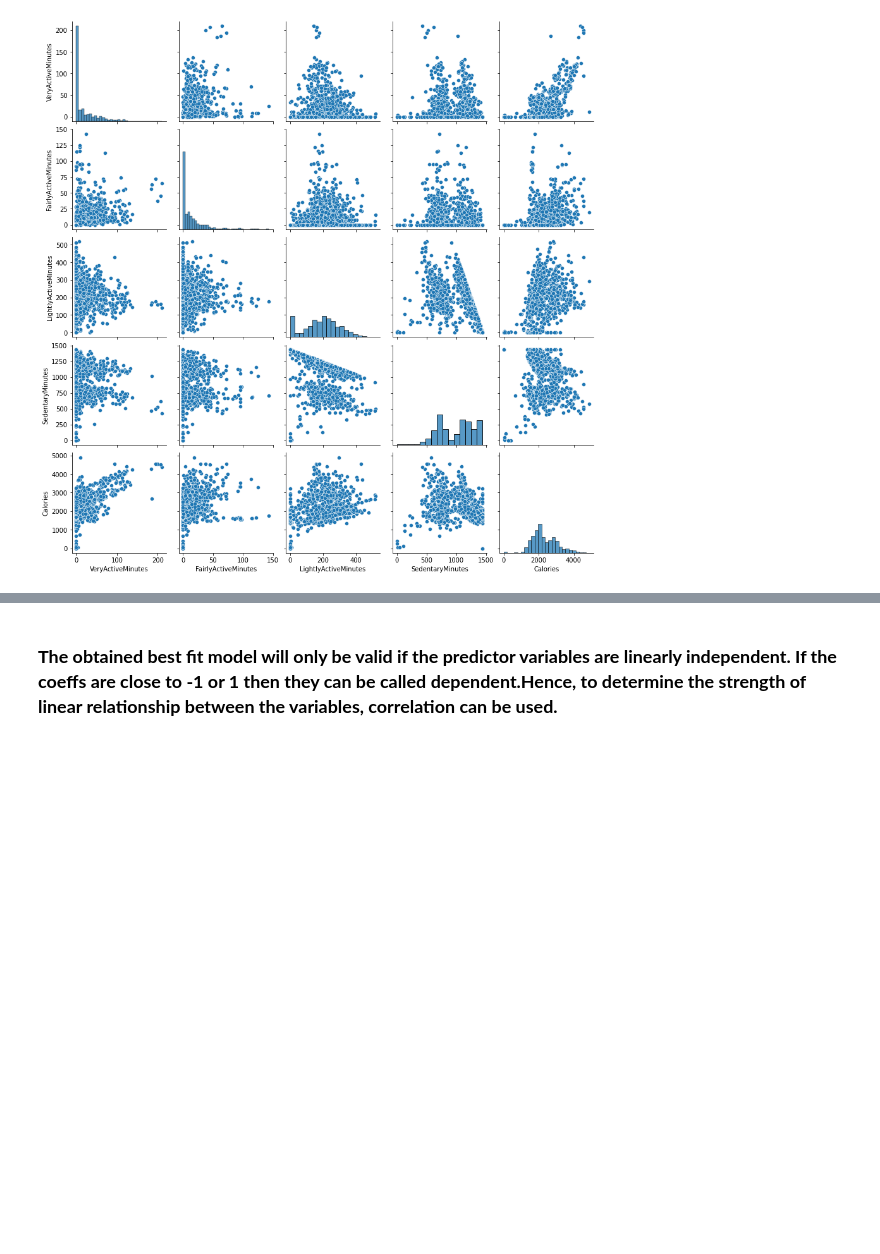
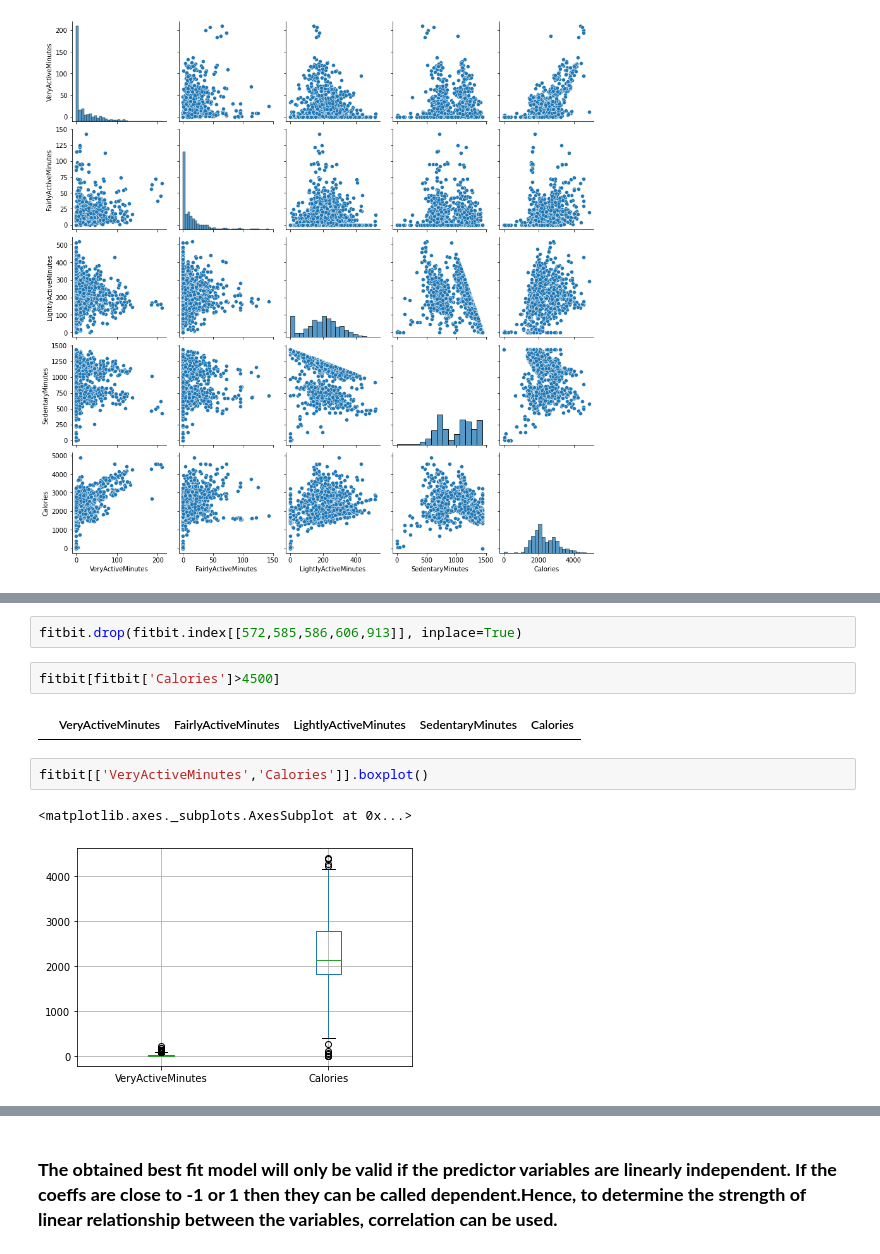
Before and after one commit to ankitkarmakar95/learnings, a Jupyter notebook: Fitbitmodel.ipynb, the cells around one changed output, grey strips where cells are left out. Drawn from its saved outputs; the diff is of its cells as text; blank space fills up the shorter version.

```diff
--- a/Fitbitmodel.ipynb
+++ b/Fitbitmodel.ipynb
@@ -32,0 +49,11 @@ sns.pairplot(fitbit)
+# %%
+fitbit.drop(fitbit.index[[572,585,586,606,913]], inplace=True)
+# %%
+fitbit[fitbit['Calories']>4500]
+# %% [output]
+|  | VeryActiveMinutes | FairlyActiveMinutes | LightlyActiveMinutes | SedentaryMinutes | Calories |
+# %%
+fitbit[['VeryActiveMinutes','Calories']].boxplot()
+# %% [output]
+<matplotlib.axes._subplots.AxesSubplot at 0x...>
+[figure, added]
```
Also changed, not shown: parts of 21 cells of this notebook.
